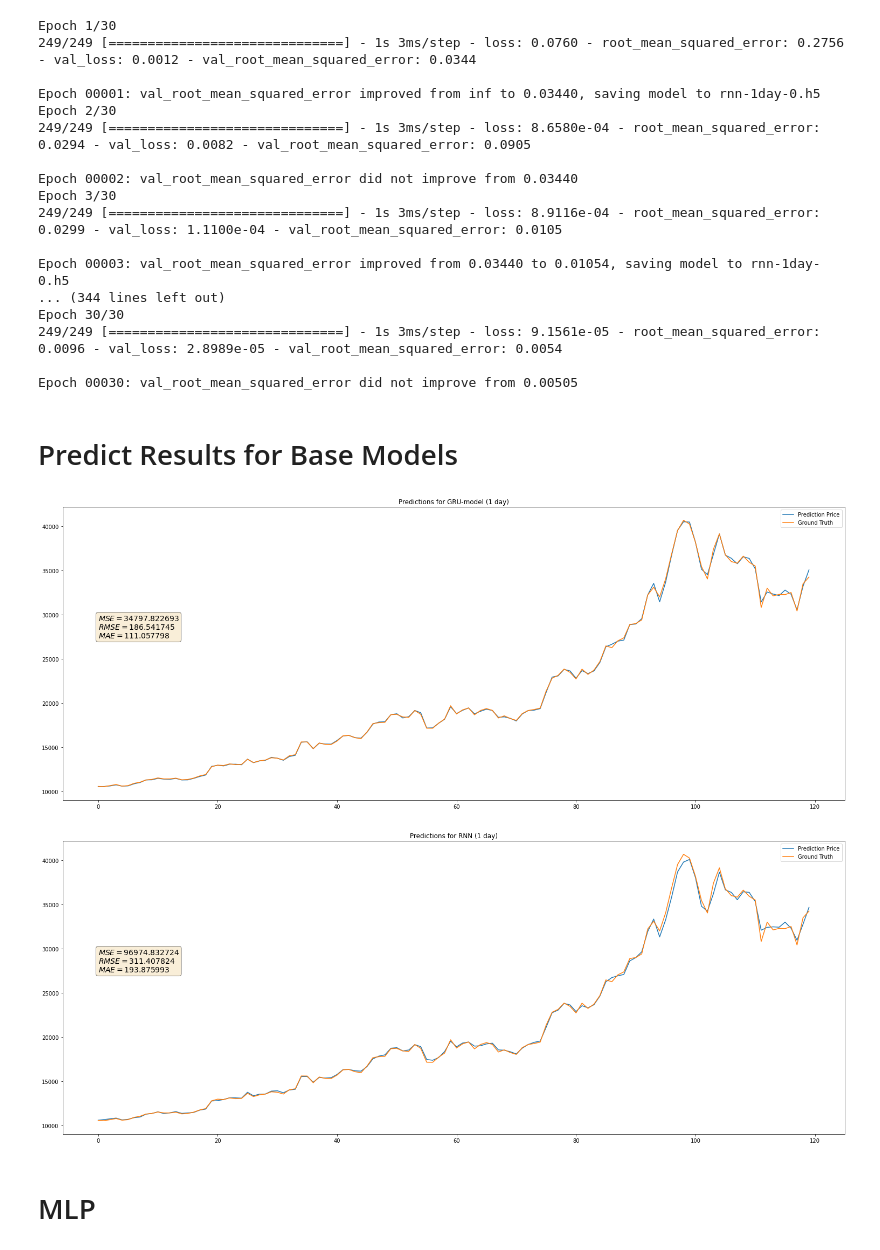
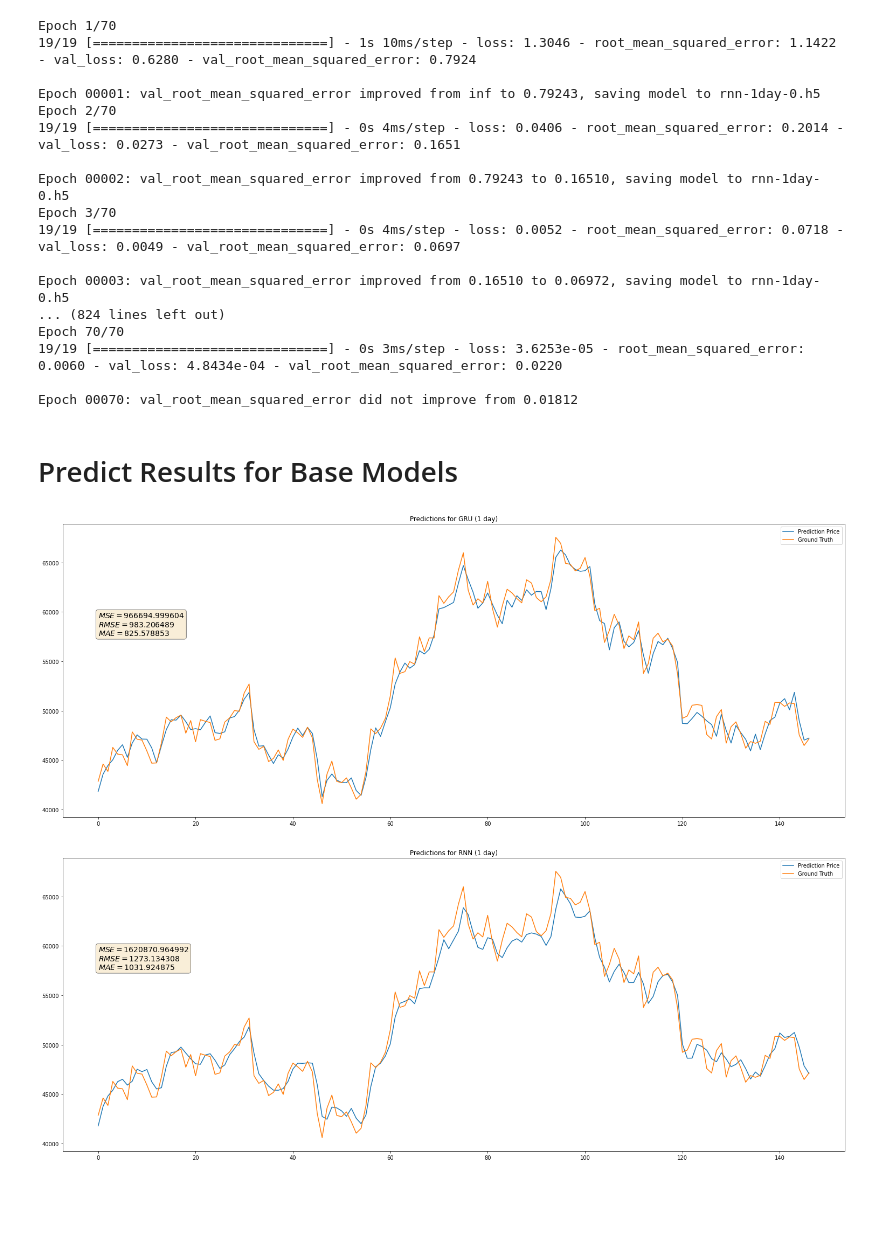
Before and after one commit to SegmentationErr/COMP5703_Capstone, a Jupyter notebook: Models/自己爬的twitter/GRU_RNN_1day.ipynb, the cells around one changed output. Cells and saved outputs as stored; diff of their text form; code cells hidden in the pictures; blank space fills up the shorter version.

```diff
--- a/Models/自己爬的twitter/GRU_RNN_1day.ipynb
+++ b/Models/自己爬的twitter/GRU_RNN_1day.ipynb
@@ -13,10 +13,11 @@ from keras.engine.sequential import Sequential
 from keras.layers import Dense, Activation
 from tensorflow.keras.optimizers import Adam, SGD
 # %%
-data_path = 'data/201709-202201 (1).csv'
+data_path = 'data/2017-20211231_1day.csv'
 
 data = pd.read_csv(data_path)
-data = data.drop(['Unnamed: 0', 'timestamp'], axis=1)
+data = data[(data['timestamp'] >= '2017-11-09') & (data['timestamp'] <= '2021-12-31')]
+data = data.drop(['timestamp'], axis=1)
 
 data.head()
 # %% [output]
@@ -100,8 +115,8 @@ for i, model in enumerate(GRUs):
                   metrics=[keras.metrics.RootMeanSquaredError()]
                   )
     history = model.fit(X_train, y_train,
-                        epochs=30,
-                        batch_size=4,
+                        epochs=70,
+                        batch_size=64,
                         validation_data=(X_train2, y_train2),
                         callbacks=[keras.callbacks.ModelCheckpoint('gru-1day-'+str(i)+'.h5', verbose=1, monitor='val_root_mean_squared_error',save_best_only=True, mode='auto')],
                         shuffle=True
@@ -131,30 +149,30 @@ for i, model in enumerate(RNNs):
                   metrics=[keras.metrics.RootMeanSquaredError()]
                   )
     history = model.fit(X_train, y_train,
-                        epochs=30,
-                        batch_size=4,
+                        epochs=70,
+                        batch_size=64,
                         validation_data=(X_train2, y_train2),
                         callbacks=[keras.callbacks.ModelCheckpoint('rnn-1day-'+str(i)+'.h5', verbose=1, monitor='val_root_mean_squared_error',save_best_only=True, mode='auto')],
                         shuffle=True
                         )
 # %% [output]
-Epoch 1/30
-249/249 [==============================] - 1s 3ms/step - loss: 0.0760 - root_mean_squared_error: 0.2756 - val_loss: 0.0012 - val_root_mean_squared_error: 0.0344
+Epoch 1/70
+19/19 [==============================] - 1s 10ms/step - loss: 1.3046 - root_mean_squared_error: 1.1422 - val_loss: 0.6280 - val_root_mean_squared_error: 0.7924
 
-Epoch 00001: val_root_mean_squared_error improved from inf to 0.03440, saving model to rnn-1day-0.h5
-Epoch 2/30
-249/249 [==============================] - 1s 3ms/step - loss: 8.6580e-04 - root_mean_squared_error: 0.0294 - val_loss: 0.0082 - val_root_mean_squared_error: 0.0905
+Epoch 00001: val_root_mean_squared_error improved from inf to 0.79243, saving model to rnn-1day-0.h5
+Epoch 2/70
+19/19 [==============================] - 0s 4ms/step - loss: 0.0406 - root_mean_squared_error: 0.2014 - val_loss: 0.0273 - val_root_mean_squared_error: 0.1651
 
-Epoch 00002: val_root_mean_squared_error did not improve from 0.03440
-Epoch 3/30
-249/249 [==============================] - 1s 3ms/step - loss: 8.9116e-04 - root_mean_squared_error: 0.0299 - val_loss: 1.1100e-04 - val_root_mean_squared_error: 0.0105
+Epoch 00002: val_root_mean_squared_error improved from 0.79243 to 0.16510, saving model to rnn-1day-0.h5
+Epoch 3/70
+19/19 [==============================] - 0s 4ms/step - loss: 0.0052 - root_mean_squared_error: 0.0718 - val_loss: 0.0049 - val_root_mean_squared_error: 0.0697
 
-Epoch 00003: val_root_mean_squared_error improved from 0.03440 to 0.01054, saving model to rnn-1day-0.h5
-... (344 lines left out)
-Epoch 30/30
-249/249 [==============================] - 1s 3ms/step - loss: 9.1561e-05 - root_mean_squared_error: 0.0096 - val_loss: 2.8989e-05 - val_root_mean_squared_error: 0.0054
+Epoch 00003: val_root_mean_squared_error improved from 0.16510 to 0.06972, saving model to rnn-1day-0.h5
+... (824 lines left out)
+Epoch 70/70
+19/19 [==============================] - 0s 3ms/step - loss: 3.6253e-05 - root_mean_squared_error: 0.0060 - val_loss: 4.8434e-04 - val_root_mean_squared_error: 0.0220
 
-Epoch 00030: val_root_mean_squared_error did not improve from 0.00505
+Epoch 00070: val_root_mean_squared_error did not improve from 0.01812
 # %% [markdown]
 # Predict Results for Base Models
 # %%
@@ -184,42 +203,42 @@ plt.legend()
 plt.title('Predictions for GRU (1 day)')
 
 props = dict(boxstyle='round', facecolor='wheat', alpha=0.5)
-plt.text(0, 30000, metrics, fontsize=14,
+plt.text(0, 60000, metrics, fontsize=14,
         verticalalignment='top', bbox=props)
 
 # plt.savefig('no_senti.png', dpi=500)
 plt.show()
 
 
 prediction = np.mean(np.array(pred_RNN), axis=0)
 pred_prices = scaler_label.inverse_transform(prediction)
 true_prices = scaler_label.inverse_transform(y_test.reshape(-1,1))
 
 mse = mean_squared_error(pred_prices, true_prices)
 rmse = mean_squared_error(pred_prices, true_prices, squared=False)
 mae = mean_absolute_error(pred_prices, true_prices)
 
 metrics = '\n'.join((
     '$MSE=%f$' % (mse),
     '$RMSE=%f$' % (rmse),
     '$MAE=%f$' % (mae)
 ))
 
 plt.figure(figsize=(26, 10))
 plt.plot(pred_prices, label='Prediction Price')
 plt.plot(true_prices, label='Ground Truth')
 plt.legend()
 plt.title('Predictions for RNN (1 day)')
 
 props = dict(boxstyle='round', facecolor='wheat', alpha=0.5)
-plt.text(0, 30000, metrics, fontsize=14,
+plt.text(0, 60000, metrics, fontsize=14,
         verticalalignment='top', bbox=props)
 
 # plt.savefig('no_senti.png', dpi=500)
 plt.show()
 # %% [output]
-[figure, old version]
+[figure, new version]
-[figure, old version]
+[figure, new version]
 # %%
 pred_GRU = [model.predict(X_train2) for model in GRU]
 pred_RNN = [model.predict(X_train2) for model in RNN]
@@ -227,8 +246,6 @@ pred_RNN = np.array(pred_RNN)
 pred_GRU = np.array(pred_GRU)
 
 tmp = np.concatenate((pred_GRU, pred_RNN), axis=0).squeeze().transpose()
-# %% [markdown]
-# MLP
 # %%
 batch_size = 8
 model = Sequential([
```
Also changed, not shown: parts of 10 cells of this notebook, 2 other files.
